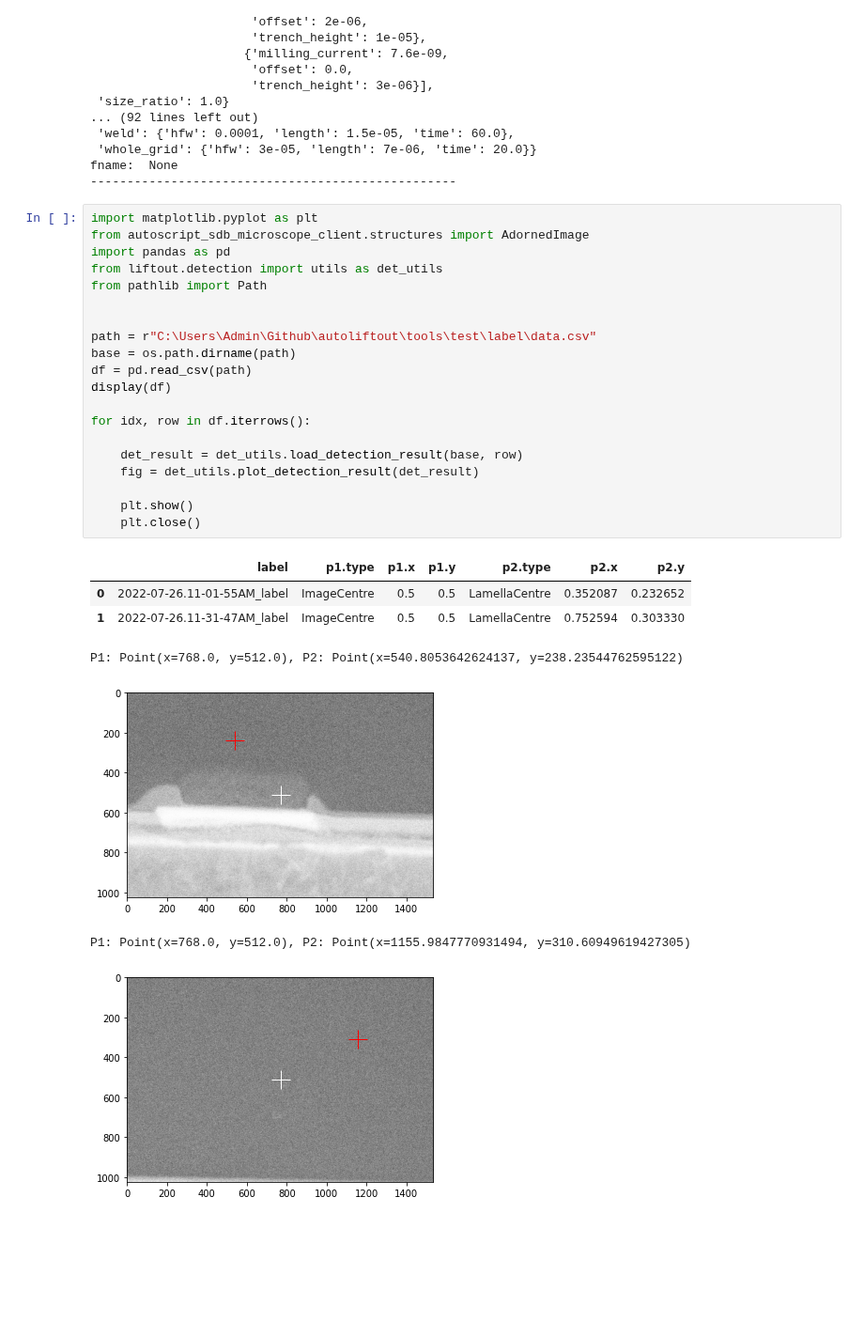
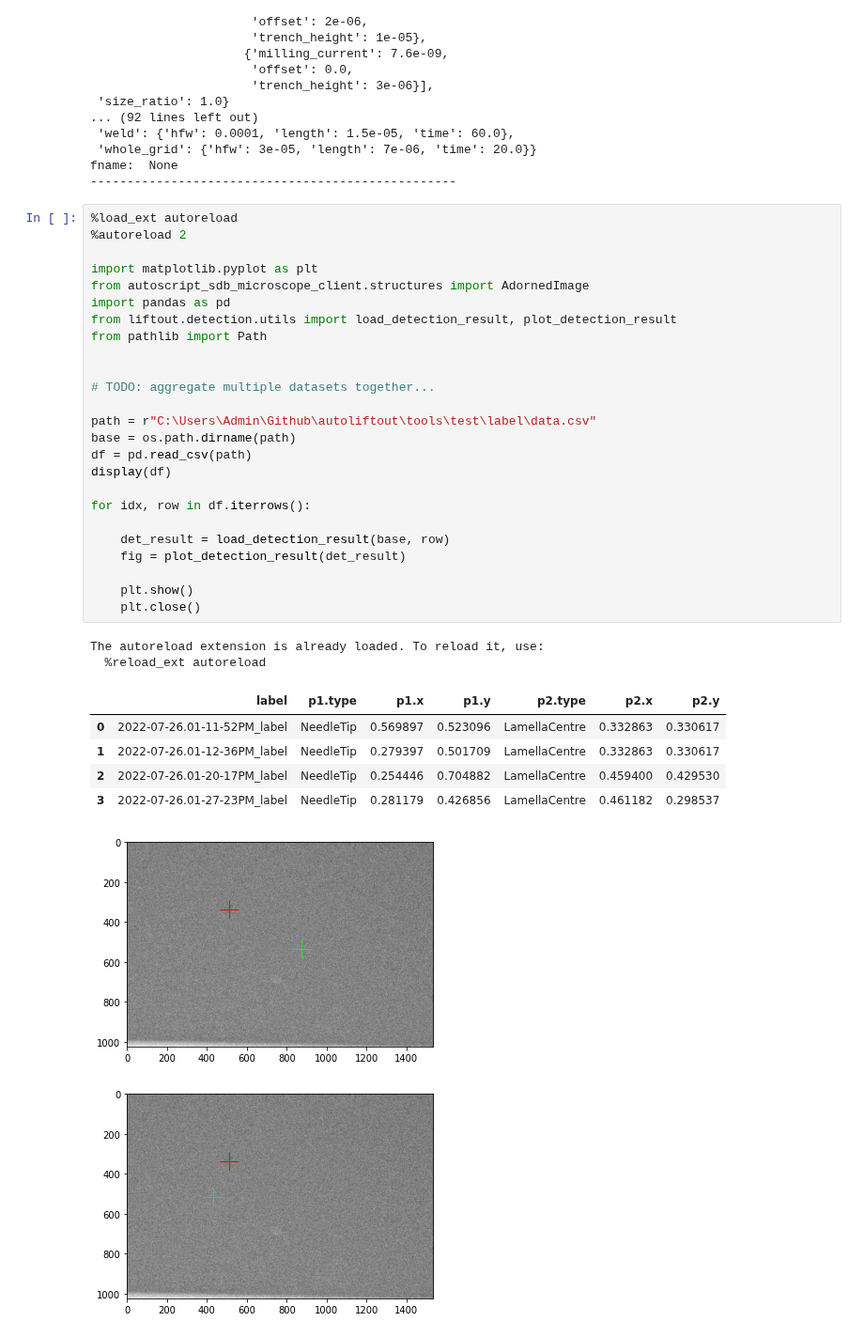
Before and after one commit to Phaips/autoliftout, a Jupyter notebook: liftout/tools/auto/notebook.ipynb, the cells around one changed output. Shown at 94% size. Drawn from its saved outputs; the diff is of its cells as text; blank space fills up the shorter version.

Commit message:
[REFACTOR] Final detection window logging update

```diff
--- a/liftout/tools/auto/notebook.ipynb
+++ b/liftout/tools/auto/notebook.ipynb
@@ -161,30 +161,37 @@ step:  lamella
 fname:  None
 --------------------------------------------------
 # %%
+%load_ext autoreload
+%autoreload 2
+
 import matplotlib.pyplot as plt
 from autoscript_sdb_microscope_client.structures import AdornedImage
 import pandas as pd
-from liftout.detection import utils as det_utils
+from liftout.detection.utils import load_detection_result, plot_detection_result
 from pathlib import Path
 
+
+# TODO: aggregate multiple datasets together...
 
 path = r"C:\Users\Admin\Github\autoliftout\tools\test\label\data.csv"
 base = os.path.dirname(path)
 df = pd.read_csv(path)
 display(df)
 
 for idx, row in df.iterrows():
 
-    det_result = det_utils.load_detection_result(base, row)
-    fig = det_utils.plot_detection_result(det_result)
+    det_result = load_detection_result(base, row)
+    fig = plot_detection_result(det_result)
 
     plt.show()
     plt.close()
 # %% [output]
+The autoreload extension is already loaded. To reload it, use:
+  %reload_ext autoreload
 |  | label | p1.type | p1.x | p1.y | p2.type | p2.x | p2.y |
-| 0 | 2022-07-26.11-01-55AM_label | ImageCentre | 0.5 | 0.5 | LamellaCentre | 0.352087 | 0.232652 |
-| 1 | 2022-07-26.11-31-47AM_label | ImageCentre | 0.5 | 0.5 | LamellaCentre | 0.752594 | 0.303330 |
+| 0 | 2022-07-26.01-11-52PM_label | NeedleTip | 0.569897 | 0.523096 | LamellaCentre | 0.332863 | 0.330617 |
+| 1 | 2022-07-26.01-12-36PM_label | NeedleTip | 0.279397 | 0.501709 | LamellaCentre | 0.332863 | 0.330617 |
+| 2 | 2022-07-26.01-20-17PM_label | NeedleTip | 0.254446 | 0.704882 | LamellaCentre | 0.459400 | 0.429530 |
+| 3 | 2022-07-26.01-27-23PM_label | NeedleTip | 0.281179 | 0.426856 | LamellaCentre | 0.461182 | 0.298537 |
-P1: Point(x=768.0, y=512.0), P2: Point(x=540.8053642624137, y=238.23544762595122)
-[figure, old version]
+[figure, new version]
-P1: Point(x=768.0, y=512.0), P2: Point(x=1155.9847770931494, y=310.60949619427305)
-[figure, old version]
+[figure, new version]
```
Also changed, not shown: parts of 1 cell of this notebook, 5 other files.
